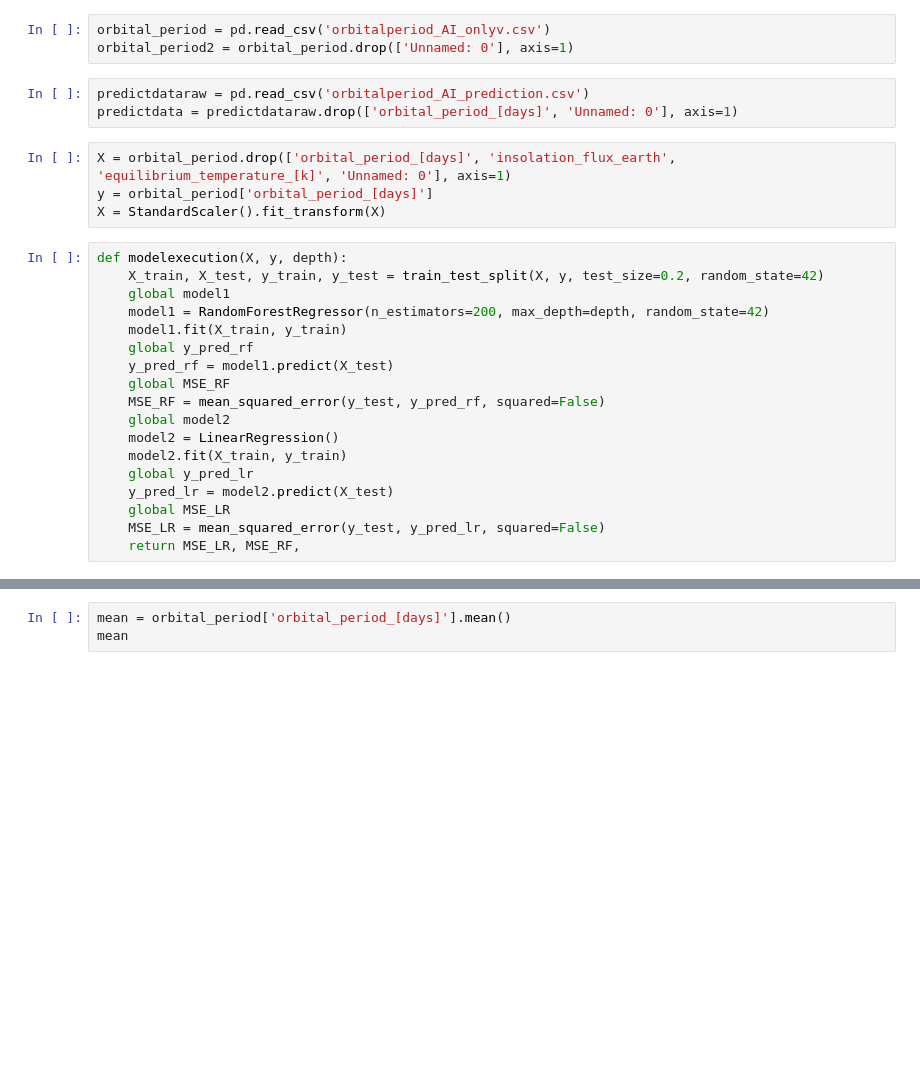
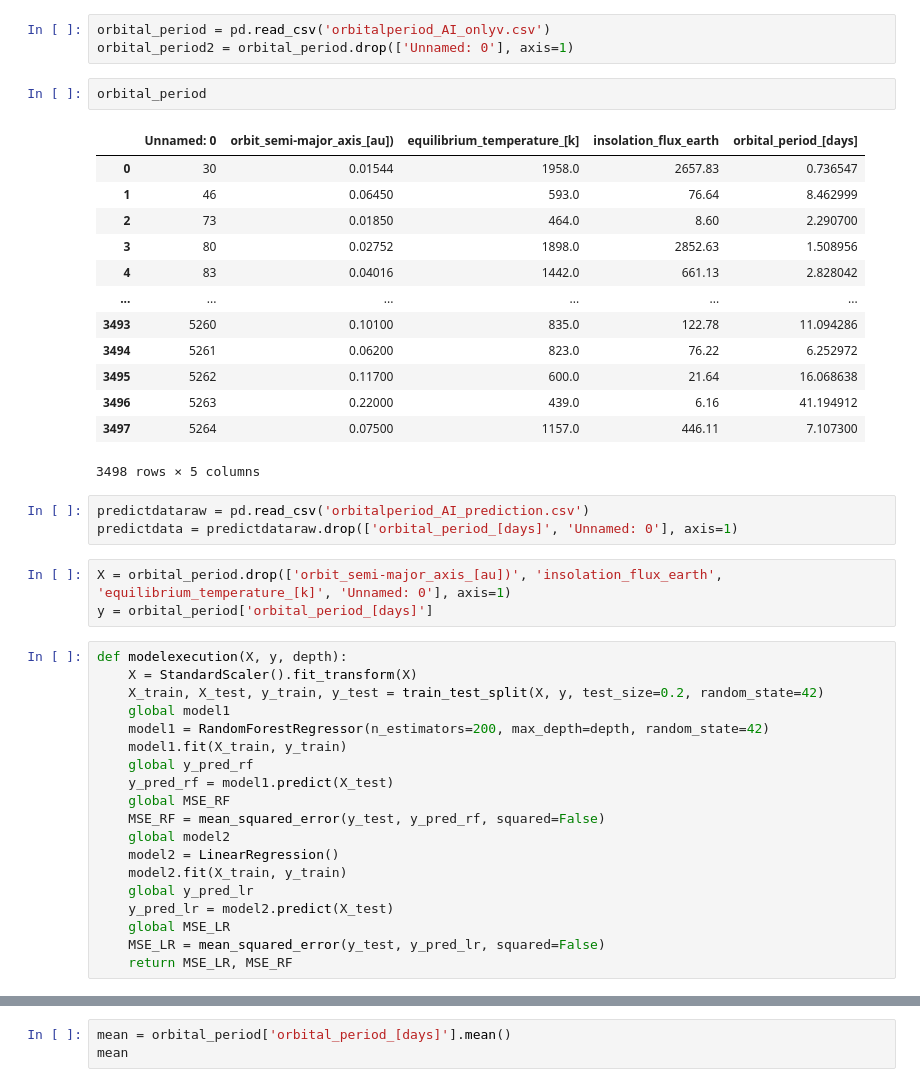
Before and after one commit to aminmadrileno/Exoplanet-project, a Jupyter notebook: orbitalperiod_ML.ipynb, the cells around one changed output, grey strips where cells are left out. Drawn from its saved outputs; the diff is of its cells as text; blank space fills up the shorter version.

```diff
--- a/orbitalperiod_ML.ipynb
+++ b/orbitalperiod_ML.ipynb
@@ -22,15 +22,31 @@ from sklearn.ensemble import RandomForestRegressor
 # %%
 orbital_period = pd.read_csv('orbitalperiod_AI_onlyv.csv')
 orbital_period2 = orbital_period.drop(['Unnamed: 0'], axis=1)
+# %%
+orbital_period
+# %% [output]
+|  | Unnamed: 0 | orbit_semi-major_axis_[au]) | equilibrium_temperature_[k] | insolation_flux_earth | orbital_period_[days] |
+| 0 | 30 | 0.01544 | 1958.0 | 2657.83 | 0.736547 |
+| 1 | 46 | 0.06450 | 593.0 | 76.64 | 8.462999 |
+| 2 | 73 | 0.01850 | 464.0 | 8.60 | 2.290700 |
+| 3 | 80 | 0.02752 | 1898.0 | 2852.63 | 1.508956 |
+| 4 | 83 | 0.04016 | 1442.0 | 661.13 | 2.828042 |
+| ... | ... | ... | ... | ... | ... |
+| 3493 | 5260 | 0.10100 | 835.0 | 122.78 | 11.094286 |
+| 3494 | 5261 | 0.06200 | 823.0 | 76.22 | 6.252972 |
+| 3495 | 5262 | 0.11700 | 600.0 | 21.64 | 16.068638 |
+| 3496 | 5263 | 0.22000 | 439.0 | 6.16 | 41.194912 |
+| 3497 | 5264 | 0.07500 | 1157.0 | 446.11 | 7.107300 |
+3498 rows × 5 columns
 # %%
 predictdataraw = pd.read_csv('orbitalperiod_AI_prediction.csv')
 predictdata = predictdataraw.drop(['orbital_period_[days]', 'Unnamed: 0'], axis=1)
 # %%
-X = orbital_period.drop(['orbital_period_[days]', 'insolation_flux_earth', 'equilibrium_temperature_[k]', 'Unnamed: 0'], axis=1)
+X = orbital_period.drop(['orbit_semi-major_axis_[au])', 'insolation_flux_earth', 'equilibrium_temperature_[k]', 'Unnamed: 0'], axis=1)
 y = orbital_period['orbital_period_[days]']
-X = StandardScaler().fit_transform(X)
 # %%
 def modelexecution(X, y, depth):
+    X = StandardScaler().fit_transform(X)
     X_train, X_test, y_train, y_test = train_test_split(X, y, test_size=0.2, random_state=42)
     global model1
     model1 = RandomForestRegressor(n_estimators=200, max_depth=depth, random_state=42)
@@ -46,7 +62,7 @@ def modelexecution(X, y, depth):
     y_pred_lr = model2.predict(X_test)
     global MSE_LR
     MSE_LR = mean_squared_error(y_test, y_pred_lr, squared=False)
-    return MSE_LR, MSE_RF,
+    return MSE_LR, MSE_RF
 # %%
 modelexecution(X, y, 10)
 # %% [output]
```
Also changed, not shown: parts of 12 cells of this notebook, 1 other file.
